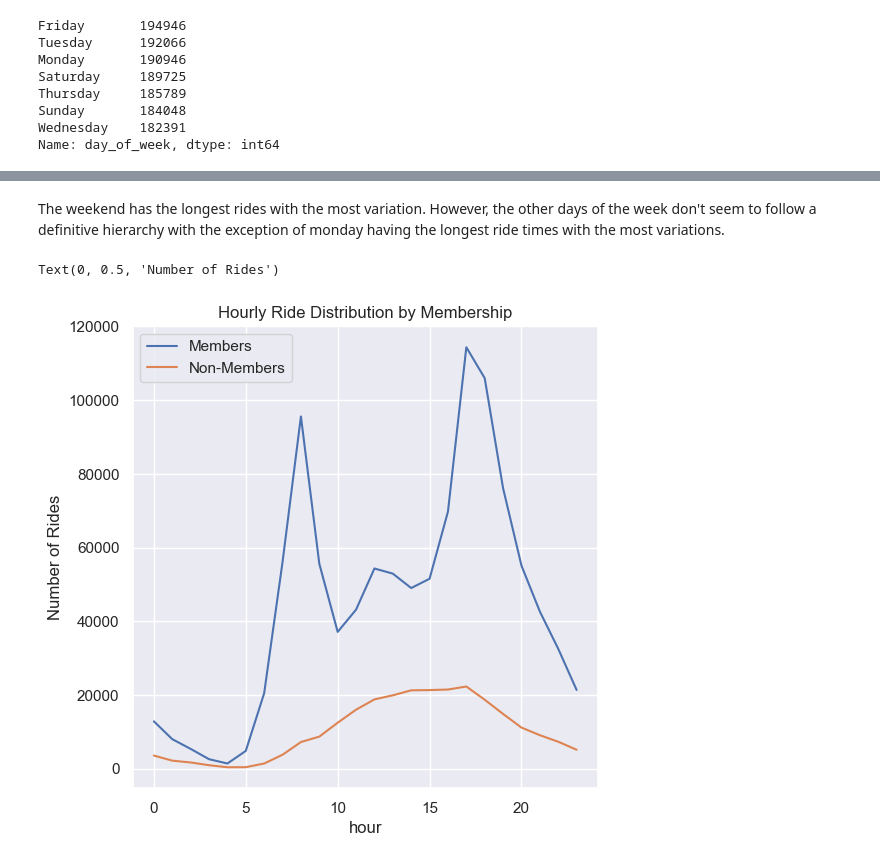
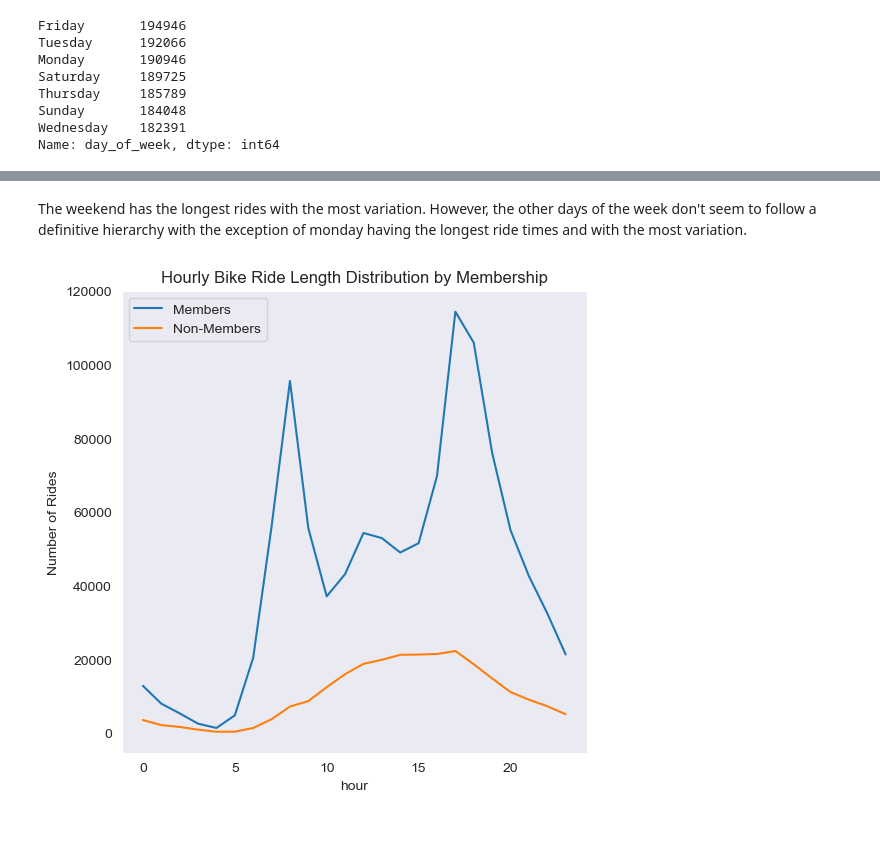
Before and after one commit to GabeNicholson/Predicting-Bikepath-Changes-With-FDR-Control, a Jupyter notebook: (1) data_exploration.ipynb, the cells around one changed output, grey strips where cells are left out. Drawn from its saved outputs; the diff is of its cells as text; code cells hidden in the pictures; blank space fills up the shorter version.

```diff
--- a/(1) data_exploration.ipynb
+++ b/(1) data_exploration.ipynb
@@ -3,8 +3,10 @@ import requests
 from zipfile import ZipFile
 import numpy as np
 import pandas as pd
-import seaborn as sns; sns.set()
 import matplotlib.pyplot as plt
+import seaborn as sns
+sns.set_style('dark')
+%matplotlib inline
 # %% [markdown]
 # Explain dataset and where it comes from and why it is important.
 # %%
@@ -135,13 +136,12 @@ Text(0.5, 1.0, 'Standard Deviation of Duration by Day of Week')
 # %% [markdown]
-The weekend has the longest rides with the most variation. However, the other days of the week don't seem to follow a definitive hierarchy with the exception of monday having the longest ride times with the most variations.
+The weekend has the longest rides with the most variation. However, the other days of the week don't seem to follow a definitive hierarchy with the exception of monday having the longest ride times and with the most variation.
 # %%
 df[df.member_type == 1].groupby('hour')['duration'].count().plot(figsize=(6,6))
 df[df.member_type == 0].groupby('hour')['duration'].count().plot()
 plt.legend(['Members', 'Non-Members'])
-plt.title('Hourly Ride Distribution by Membership')
-plt.ylabel('Number of Rides')
+plt.title('Hourly Bike Ride Length Distribution by Membership')
+plt.ylabel('Number of Rides');
 # %% [output]
-Text(0, 0.5, 'Number of Rides')
-[figure, old version]
+[figure, new version]
 # %%
 fig, ax = plt.subplots()
```
Also changed, not shown: parts of 16 cells of this notebook, 3 other files.
